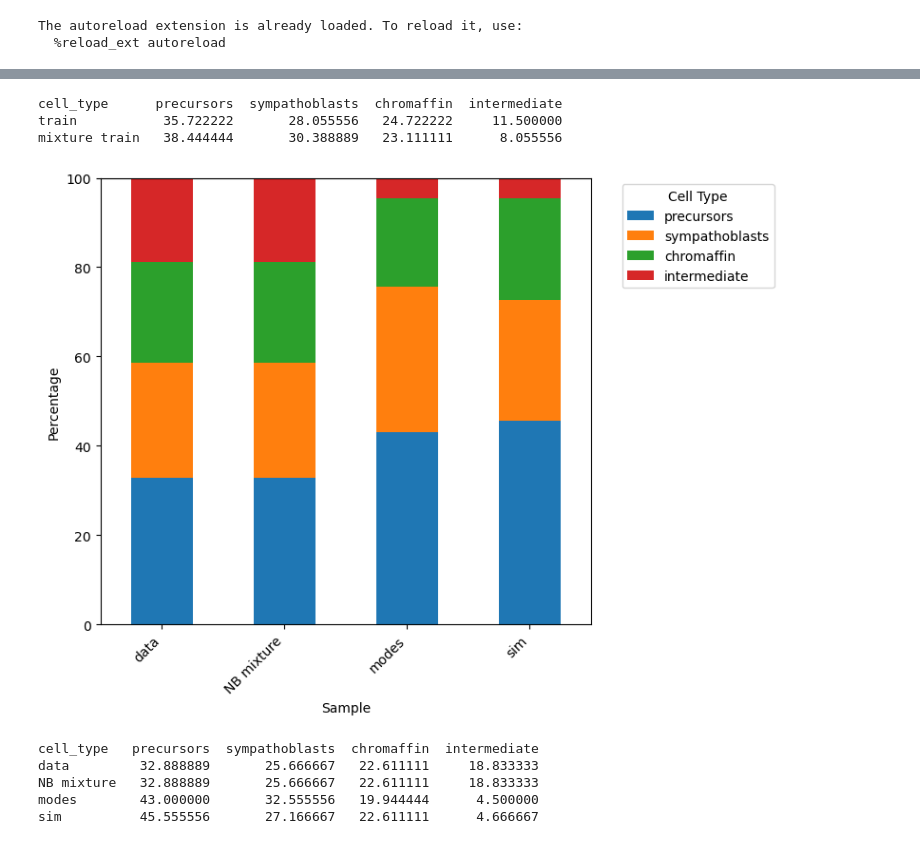
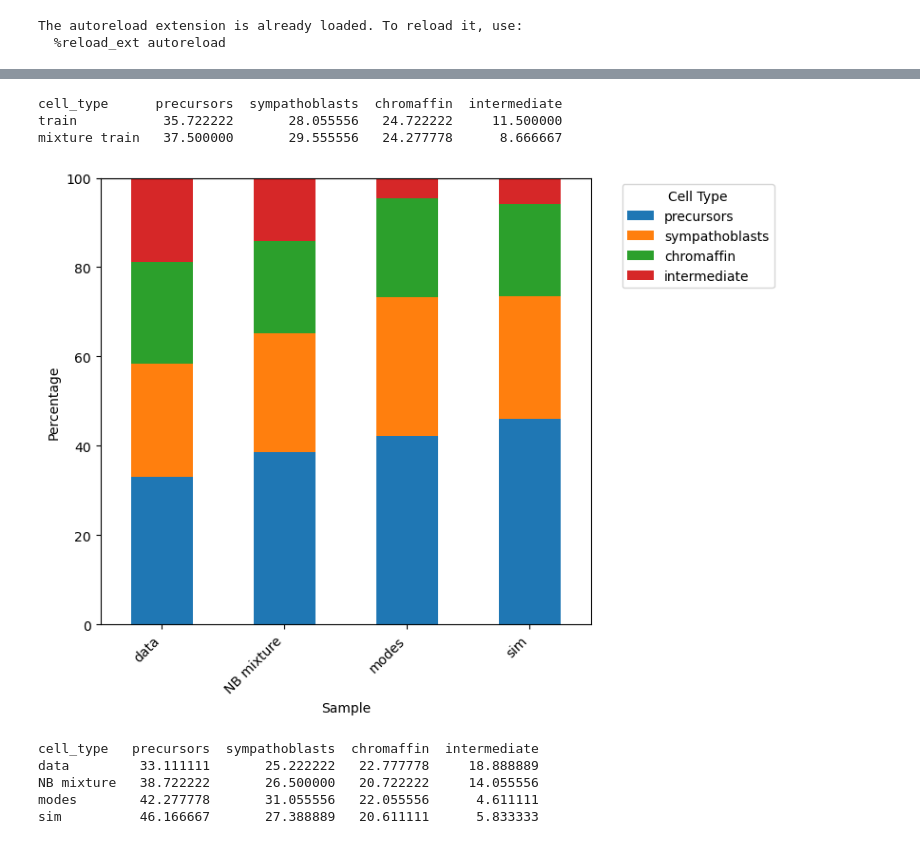
Before and after one commit to eliasventre/CardamomOT, a Jupyter notebook: utils/compare_cell_types.ipynb, the cells around one changed output, grey strips where cells are left out. Drawn from its saved outputs; the diff is of its cells as text; code cells hidden in the pictures.

```diff
--- a/utils/compare_cell_types.ipynb
+++ b/utils/compare_cell_types.ipynb
@@ -61,6 +61,6 @@ p = './../experimental_datasets/Kameneva/'
 
 adata_full = ad.read_h5ad(p+'Data/data_full.h5ad')
 clf = train_classifier(adata_full, label_key=label)
-check_cell_types_mixture(clf, p, adata_full)
+check_cell_types_mixture(clf, p, adata_full, stim=0.2, prior=1.0)
 check_cell_types_full(clf, p)
 # %% [output]
@@ -68,12 +68,12 @@ check_cell_types_full(clf, p)
 cell_type      precursors  sympathoblasts  chromaffin  intermediate
 train           35.722222       28.055556   24.722222     11.500000
-mixture train   38.444444       30.388889   23.111111      8.055556
+mixture train   37.500000       29.555556   24.277778      8.666667
-[figure, old version]
+[figure, new version]
 cell_type   precursors  sympathoblasts  chromaffin  intermediate
-data         32.888889       25.666667   22.611111     18.833333
-NB mixture   32.888889       25.666667   22.611111     18.833333
-modes        43.000000       32.555556   19.944444      4.500000
-sim          45.555556       27.166667   22.611111      4.666667
+data         33.111111       25.222222   22.777778     18.888889
+NB mixture   38.722222       26.500000   20.722222     14.055556
+modes        42.277778       31.055556   22.055556      4.611111
+sim          46.166667       27.388889   20.611111      5.833333
 # %%
 p = './../experimental_datasets/Semrau/'
 
```
Also changed, not shown: parts of 3 cells of this notebook, 8 other files.
